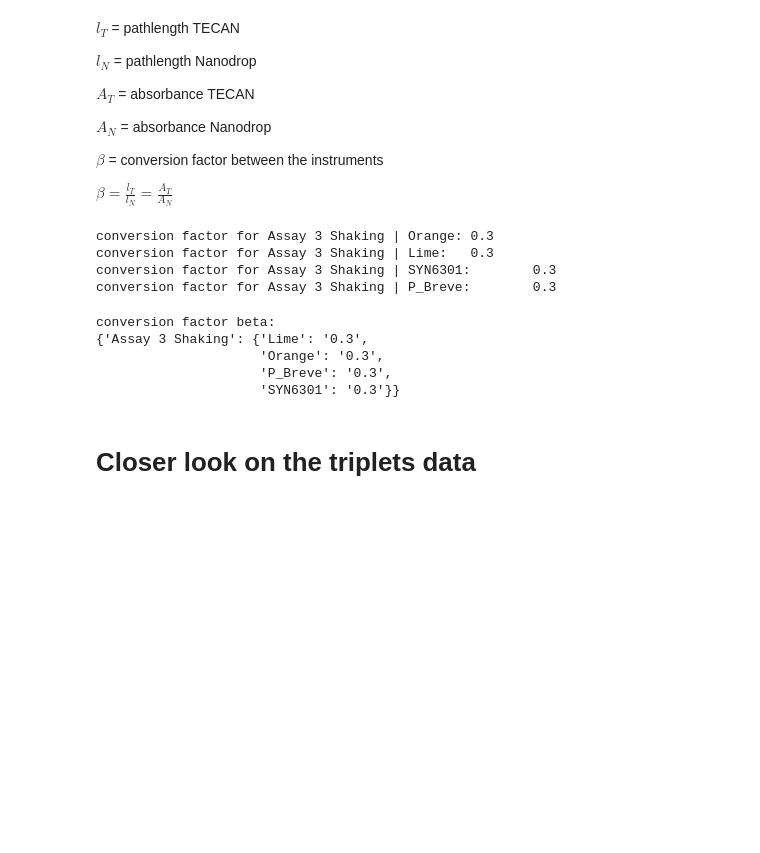
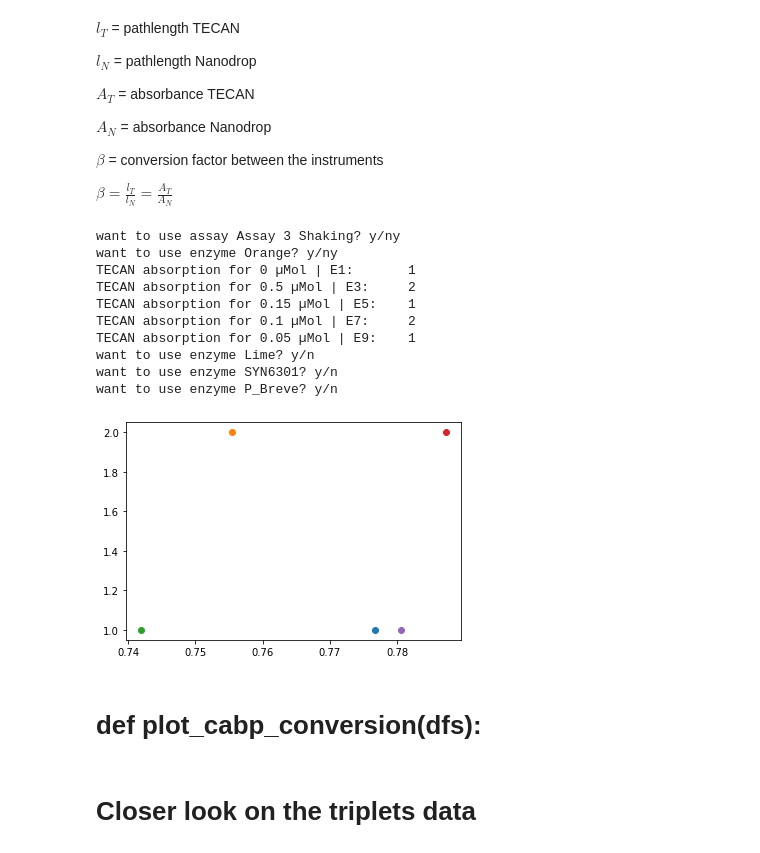
Before and after one commit to gnzng/assaypy, a Jupyter notebook: 1_example.ipynb, the cells around one changed output. Cells and saved outputs as stored; diff of their text form; code cells hidden in the pictures; blank space fills up the shorter version.

```diff
--- a/1_example.ipynb
+++ b/1_example.ipynb
@@ -315,25 +335,43 @@ $\beta$ = conversion factor between the instruments
 $\beta = \frac{l_T}{l_N} = \frac{A_T}{A_N}$
 # %%
 beta = dict()
-
-for assay in list(cabp_slopes):
+for assay in list(cabp_mol):
     beta[assay] = dict()
-    for enzyme in list(cabp_slopes[assay]):
-        beta[assay][enzyme] = input('conversion factor for {} | {}:\t'.format(assay, enzyme))
+    change_input = input('want to use assay {}? y/n'.format(assay))
+    if change_input.lower() == 'y':
+        for enzyme in list(cabp_mol[assay]):
+            change_input = input('want to use enzyme {}? y/n'.format(enzyme))
+            _list = list()
+            if change_input.lower() == 'y':
+                beta[assay][enzyme] = dict()
+                for well in list(cabp_mol[assay][enzyme]):
+                    if cabp_mol[assay][enzyme][well] not in _list:
+                        beta[assay][enzyme][well] = float(input('TECAN absorption for {} µMol | {}:\t'.format(cabp_mol[assay][enzyme][well], well)))
+                        _list.append(cabp_mol[assay][enzyme][well])
+            else:
+                pass
+    else:
+        pass
 # %% [output]
-conversion factor for Assay 3 Shaking | Orange: 0.3
-conversion factor for Assay 3 Shaking | Lime:   0.3
-conversion factor for Assay 3 Shaking | SYN6301:        0.3
-conversion factor for Assay 3 Shaking | P_Breve:        0.3
+want to use assay Assay 3 Shaking? y/ny
+want to use enzyme Orange? y/ny
+TECAN absorption for 0 µMol | E1:       1
+TECAN absorption for 0.5 µMol | E3:     2
+TECAN absorption for 0.15 µMol | E5:    1
+TECAN absorption for 0.1 µMol | E7:     2
+TECAN absorption for 0.05 µMol | E9:    1
+want to use enzyme Lime? y/n
+want to use enzyme SYN6301? y/n
+want to use enzyme P_Breve? y/n
-# %%
-print('conversion factor beta: ')
-pprint.pprint( beta)
-# %% [output]
-conversion factor beta:
-{'Assay 3 Shaking': {'Lime': '0.3',
-                     'Orange': '0.3',
-                     'P_Breve': '0.3',
-                     'SYN6301': '0.3'}}
+# %%
+for assay in list(beta):
+    for enzyme in list(beta[assay]):
+        for well in list(beta[assay][enzyme]):
+            plt.scatter(dfs1[assay][well][0], beta[assay][enzyme][well])
+# %% [output]
+[figure, added]
+# %% [markdown]
+# def plot_cabp_conversion(dfs):
 # %% [markdown]
 # Closer look on the triplets data
 # %%
```
Also changed, not shown: parts of 5 cells of this notebook, 3 other files.
